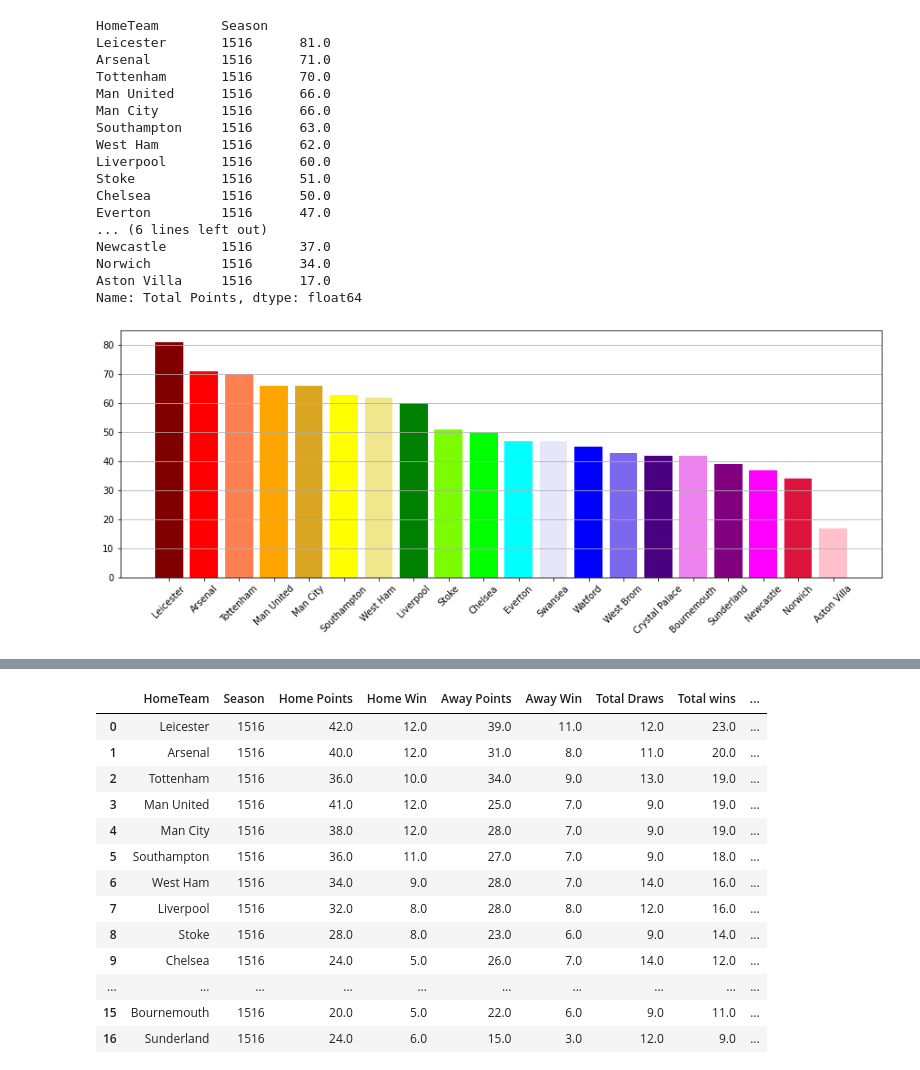
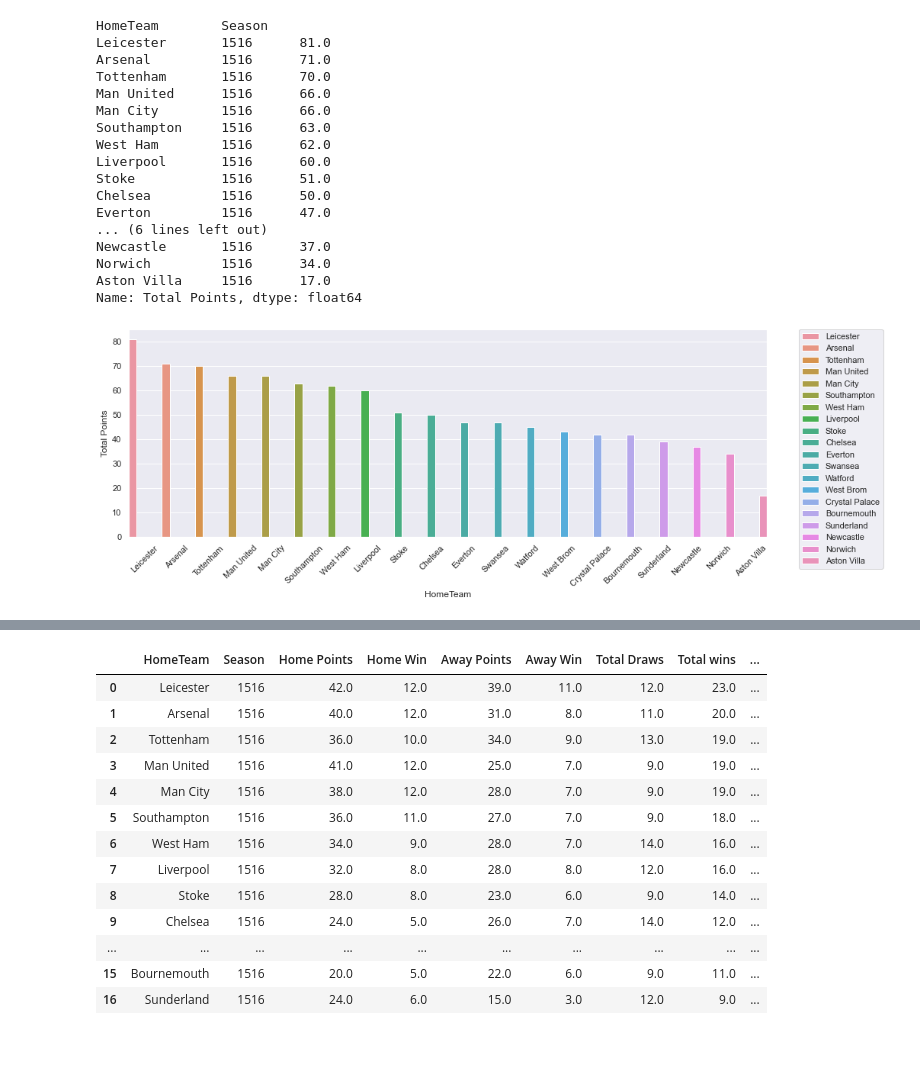
Before and after one commit to ethomps33/Premier_League_Sports_Analysis, a Jupyter notebook: Project 1.ipynb, the cells around one changed output, grey strips where cells are left out. Drawn from its saved outputs; the diff is of its cells as text; code cells hidden in the pictures; blank space fills up the shorter version.

Commit message:
Changed the season bar plots from matplotlib to seaborn

```diff
--- a/Project 1.ipynb
+++ b/Project 1.ipynb
@@ -437,15 +437,26 @@ Aston Villa     1516      17.0
 Name: Total Points, dtype: float64
 # %%
 wins16.reset_index(inplace=True)
-# %%
-colors = ['maroon','red','coral','orange','goldenrod', 'yellow','khaki','green','lawngreen','lime', 'cyan','lavender','blue','mediumslateblue','indigo','violet','purple','magenta','crimson','pink'
-]
-plt.figure(figsize=(15,5))
-plt.bar(wins16['HomeTeam'], wins16['Total Points'], color=(colors))
-plt.xticks(rotation=45)
-plt.grid(axis='y')
-# %% [output]
-[figure, removed]
+# %%
+ax = sns.barplot(x='HomeTeam', y='Total Points',hue='HomeTeam', data=wins16)
+sns.set(rc={'figure.figsize':(15,5)})
+plt.legend(bbox_to_anchor=(1.05, 1), loc='upper left', borderaxespad=0.)
+def change_width(ax, new_value) :
+    for patch in ax.patches :
+        current_width = patch.get_width()
+        diff = current_width - new_value
+
+        # we change the bar width
+        patch.set_width(new_value)
+
+        # we recenter the bar
+        patch.set_x(patch.get_x() + diff * .5)
+
+change_width(ax, .25)
+plt.xticks(rotation=45)
+plt.show()
+# %% [output]
+[figure, added]
 # %%
 wins17.reset_index(inplace=True)
 wins18.reset_index(inplace=True)
```
Also changed, not shown: parts of 6 cells of this notebook.
